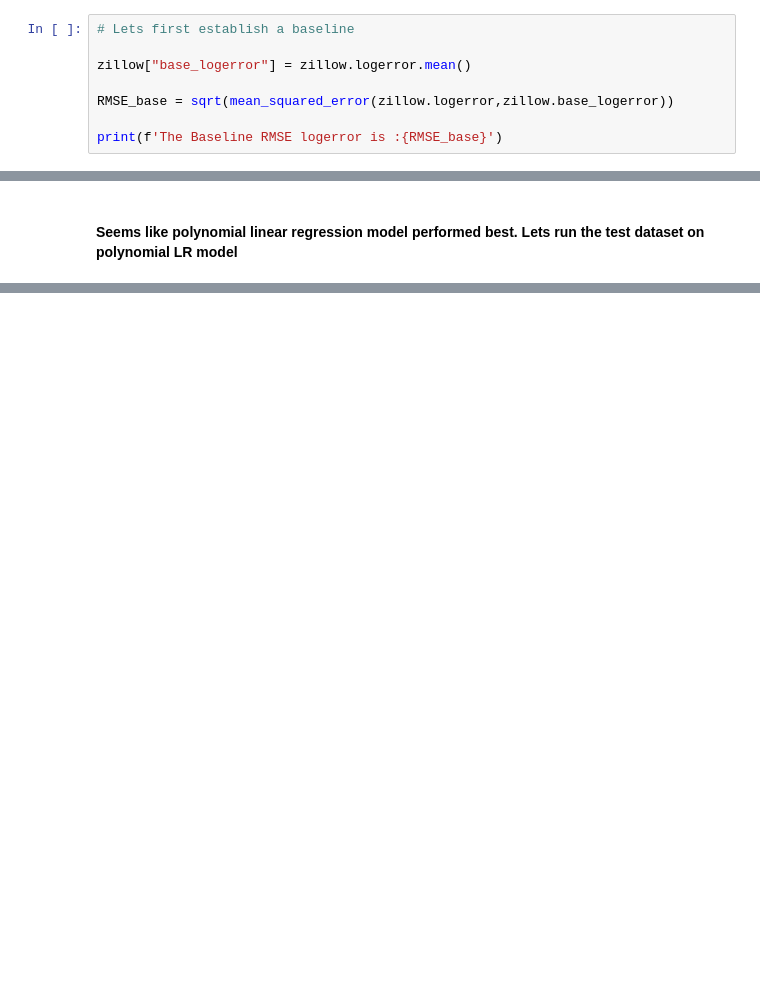
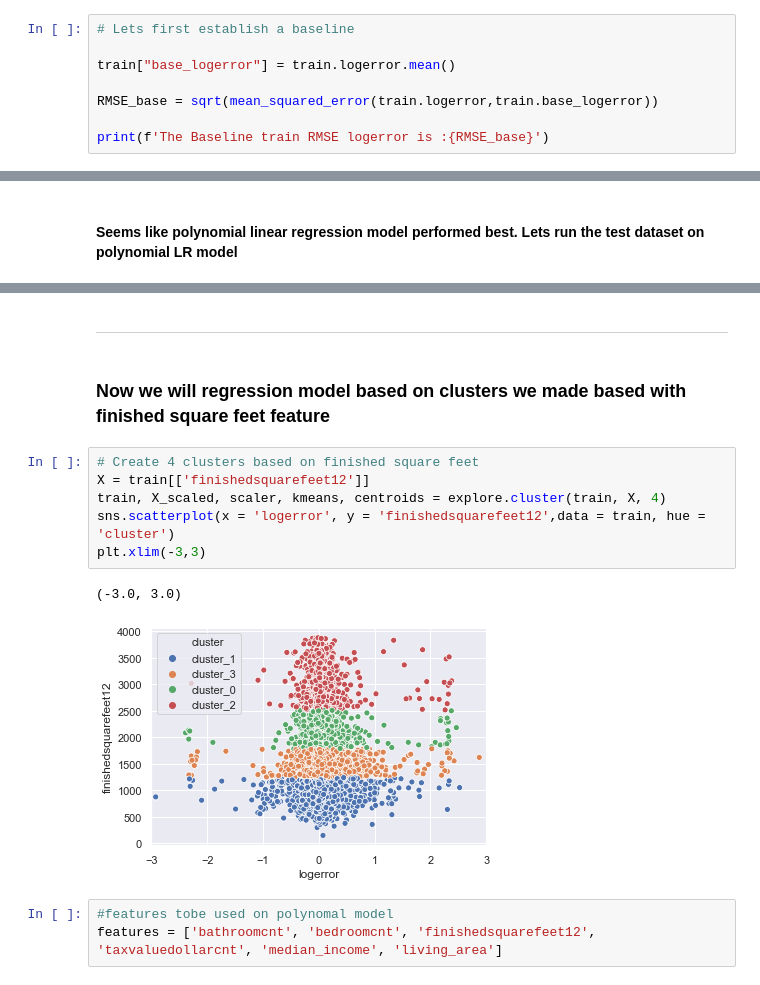
Before and after one commit to clustering-zillow/clustering-zillow, a Jupyter notebook: Walkthrough_2.ipynb, the cells around one changed output, grey strips where cells are left out. Saved outputs shown, nothing was run; the diff lists cells and outputs as text; blank space fills up the shorter version.

```diff
--- a/Walkthrough_2.ipynb
+++ b/Walkthrough_2.ipynb
@@ -104,9 +91,9 @@ train, X_scaled, scaler, kmeans, centroids = explore.cluster(train, X, 4)
 # %%
 # Lets first establish a baseline
 
-zillow["base_logerror"] = zillow.logerror.mean()
+train["base_logerror"] = train.logerror.mean()
 
-RMSE_base = sqrt(mean_squared_error(zillow.logerror,zillow.base_logerror))
+RMSE_base = sqrt(mean_squared_error(train.logerror,train.base_logerror))
 
-print(f'The Baseline RMSE logerror is :{RMSE_base}')
+print(f'The Baseline train RMSE logerror is :{RMSE_base}')
 # %% [output]
@@ -349,0 +197,16 @@ RMSE_test, R2_validate
+# %% [markdown]
+***
+# %% [markdown]
+### Now we will regression model based on clusters we made based with finished square feet feature
+# %%
+# Create 4 clusters based on finished square feet
+X = train[['finishedsquarefeet12']]
+train, X_scaled, scaler, kmeans, centroids = explore.cluster(train, X, 4)
+sns.scatterplot(x = 'logerror', y = 'finishedsquarefeet12',data = train, hue = 'cluster')
+plt.xlim(-3,3)
+# %% [output]
+(-3.0, 3.0)
+[figure, added]
+# %%
+#features tobe used on polynomal model
+features = ['bathroomcnt', 'bedroomcnt', 'finishedsquarefeet12', 'taxvaluedollarcnt', 'median_income', 'living_area']
```
Also changed, not shown: parts of 58 cells of this notebook, 1 other file.
